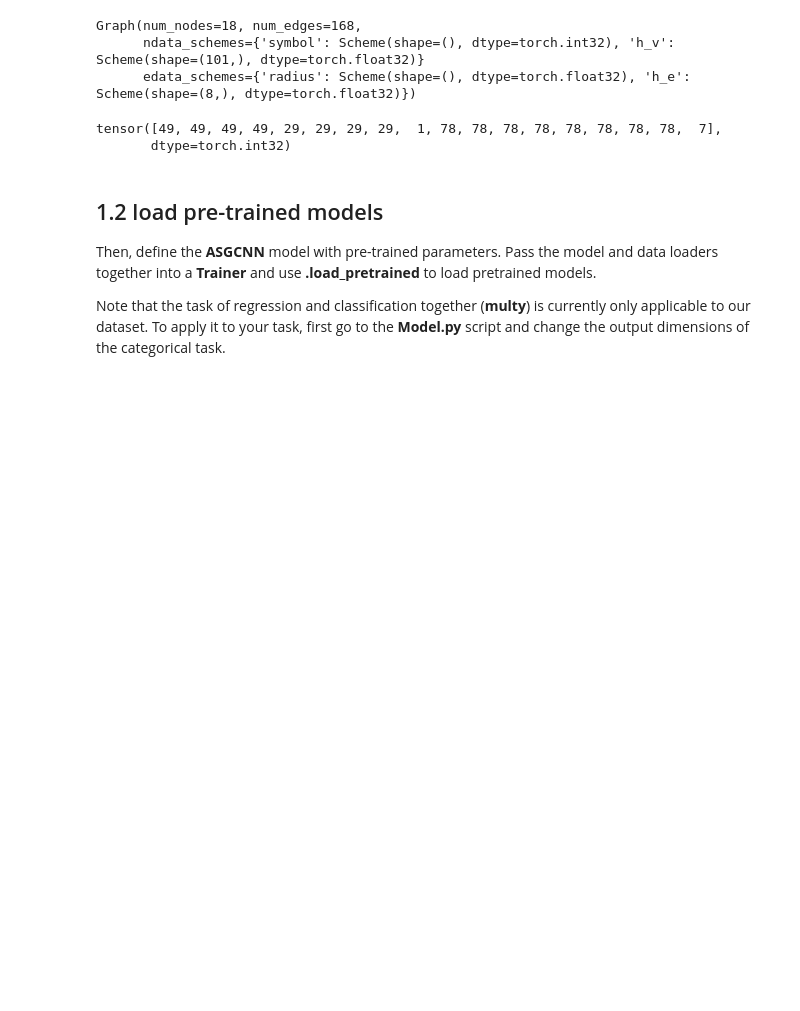
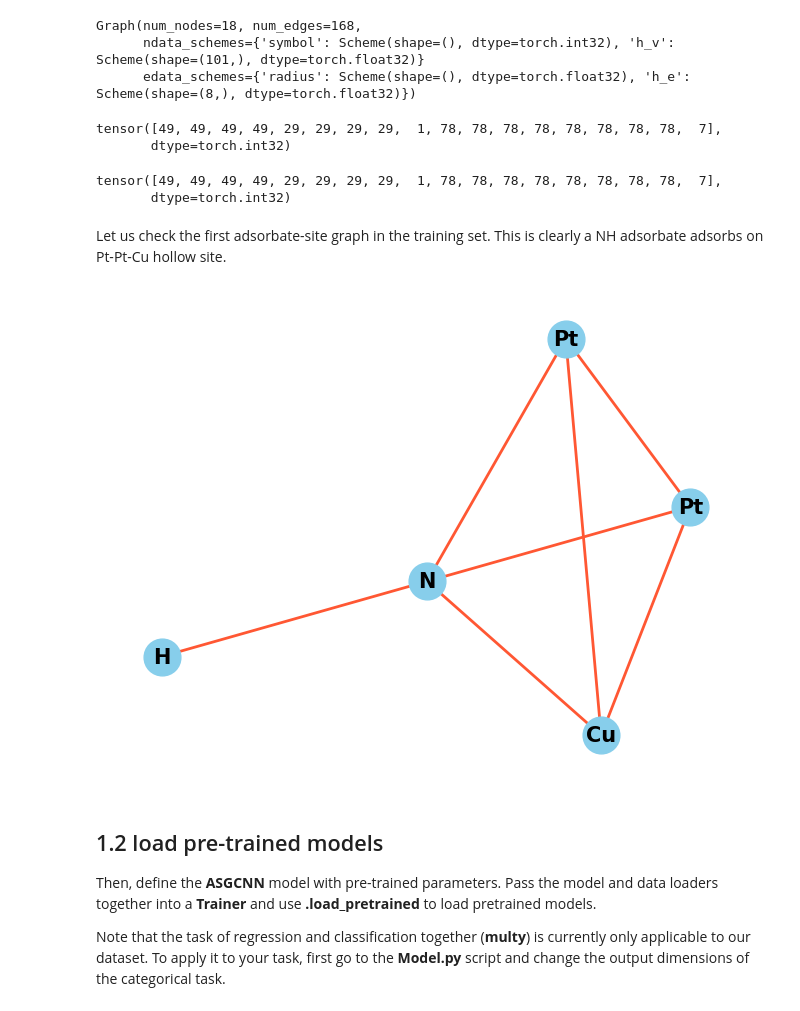
Before and after one commit to jchddd/asgcnn, a Jupyter notebook: Tutorials_model_training.ipynb, the cells around one changed output. Drawn from its saved outputs; the diff is of its cells as text; code cells hidden in the pictures; blank space fills up the shorter version.

```diff
--- a/Tutorials_model_training.ipynb
+++ b/Tutorials_model_training.ipynb
@@ -71,6 +74,25 @@ g.ndata['symbol']
 # %% [output]
 tensor([49, 49, 49, 49, 29, 29, 29, 29,  1, 78, 78, 78, 78, 78, 78, 78, 78,  7],
        dtype=torch.int32)
+# %%
+g.ndata['symbol']
+# %% [output]
+tensor([49, 49, 49, 49, 29, 29, 29, 29,  1, 78, 78, 78, 78, 78, 78, 78, 78,  7],
+       dtype=torch.int32)
+# %% [markdown]
+Let us check the first adsorbate-site graph in the training set. This is clearly a NH adsorbate adsorbs on Pt-Pt-Cu hollow site.
+# %%
+g = Loader_train.graphs[0][0]
+nx_g = g.to_networkx().to_undirected()
+
+pos = nx.spring_layout(nx_g)
+nx.draw(nx_g, pos, with_labels=True, labels={i: Element.from_Z(g.ndata['symbol'][i].item()).symbol for i in range(g.number_of_nodes())},
+        node_color='skyblue', edge_color='#FF5733', node_size=700, font_size=15, font_weight='bold', width=2)
+
+# 显示图形
+plt.show()
+# %% [output]
+[figure, added]
 # %% [markdown]
 ## 1.2 load pre-trained models
 
```
Also changed, not shown: parts of 3 cells of this notebook.
